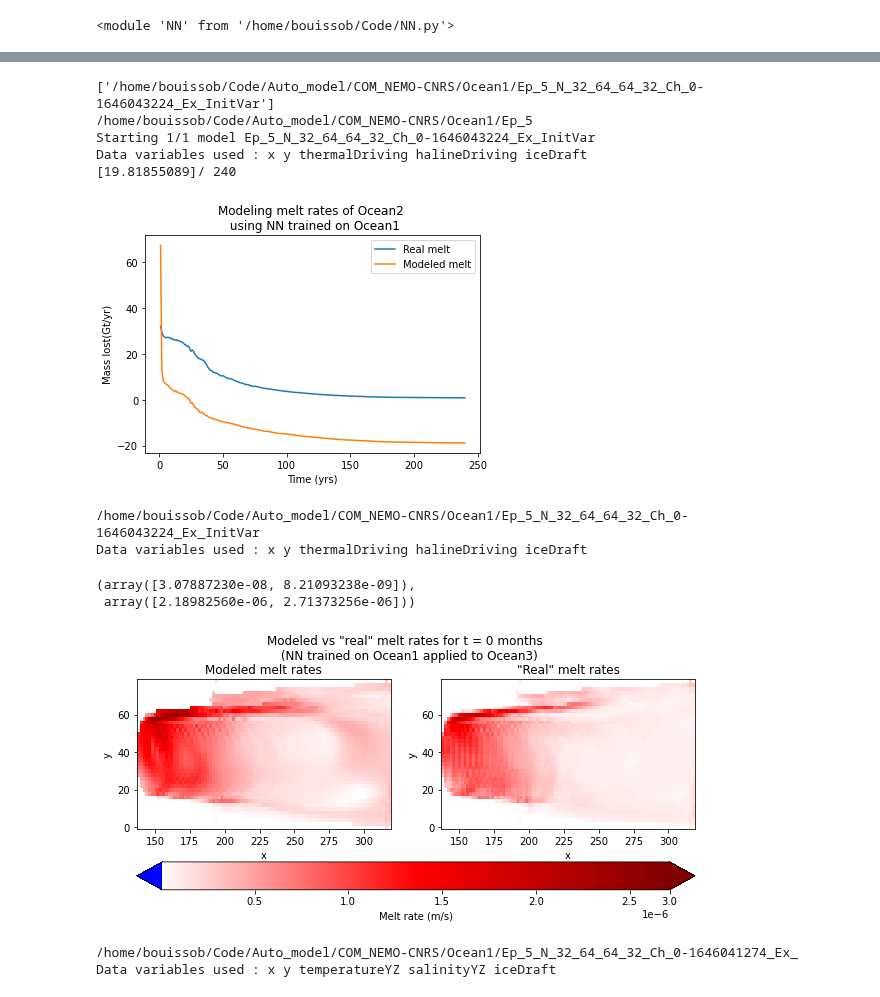
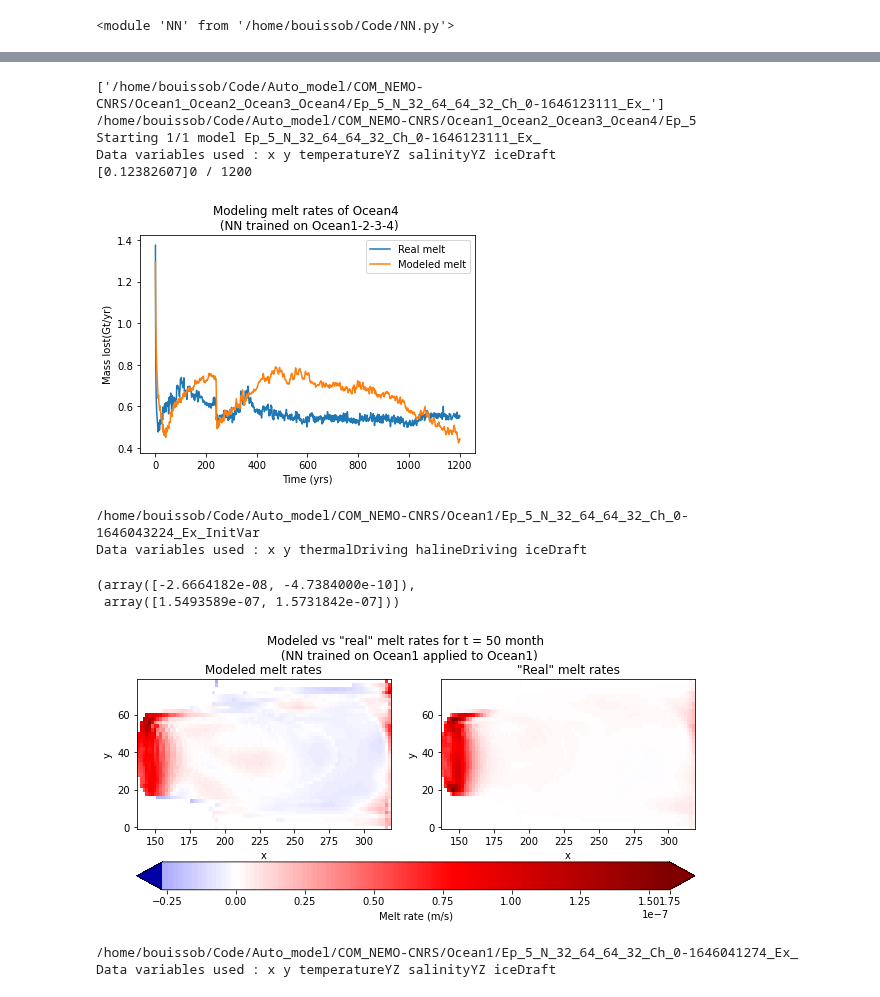
Before and after one commit to BenBouiss/NN_intern_2022, a Jupyter notebook: Class_NN_test.ipynb, the cells around one changed output, grey strips where cells are left out. Cells and saved outputs as stored; diff of their text form; code cells hidden in the pictures.

```diff
--- a/Class_NN_test.ipynb
+++ b/Class_NN_test.ipynb
@@ -70,22 +70,23 @@ Data variables used : x y thermalDriving halineDriving iceDraft
 # %%
 NN.Plot_Melt_time_function(ind = 0,save = True, Epoch = 5, message = 1, Exact = 1,
-                           Ocean_trained = 'Ocean1', Ocean_target = 'Ocean2', Extra = ['InitVar'])
+                           Ocean_trained = OcT, Ocean_target = 'Ocean4', Extra_n = [])
 # %% [output]
-['/home/bouissob/Code/Auto_model/COM_NEMO-CNRS/Ocean1/Ep_5_N_32_64_64_32_Ch_0-1646043224_Ex_InitVar']
-/home/bouissob/Code/Auto_model/COM_NEMO-CNRS/Ocean1/Ep_5
-Starting 1/1 model Ep_5_N_32_64_64_32_Ch_0-1646043224_Ex_InitVar
-Data variables used : x y thermalDriving halineDriving iceDraft
-[19.81855089]/ 240
+['/home/bouissob/Code/Auto_model/COM_NEMO-CNRS/Ocean1_Ocean2_Ocean3_Ocean4/Ep_5_N_32_64_64_32_Ch_0-1646123111_Ex_']
+/home/bouissob/Code/Auto_model/COM_NEMO-CNRS/Ocean1_Ocean2_Ocean3_Ocean4/Ep_5
+Starting 1/1 model Ep_5_N_32_64_64_32_Ch_0-1646123111_Ex_
+Data variables used : x y temperatureYZ salinityYZ iceDraft
+[0.12382607]0 / 1200
-[figure, old version]
+[figure, new version]
 # %%
 importlib.reload(NN)
-NN.Plotting_side_by_side(ind = 0,save = False, Epoch = 5, T = 0, Ocean_target = 'Ocean3', Extra_n = ['InitVar'])
+NN.Plotting_side_by_side(ind = 0,save = True, Epoch = 5, T = 50, Ocean_target = 'Ocean1',
+            Extra_n = ['InitVar'], Ocean_trained = 'Ocean1')
 # %% [output]
 /home/bouissob/Code/Auto_model/COM_NEMO-CNRS/Ocean1/Ep_5_N_32_64_64_32_Ch_0-1646043224_Ex_InitVar
 Data variables used : x y thermalDriving halineDriving iceDraft
-(array([3.07887230e-08, 8.21093238e-09]),
- array([2.18982560e-06, 2.71373256e-06]))
+(array([-2.6664182e-08, -4.7384000e-10]),
+ array([1.5493589e-07, 1.5731842e-07]))
-[figure, old version]
+[figure, new version]
 # %%
 NN.Plotting_side_by_side(ind = 0,save = False ,
                         Epoch = 5, T = 0, Ocean_target = 'Ocean3')
```
Also changed, not shown: parts of 6 cells of this notebook, 31 other files.
